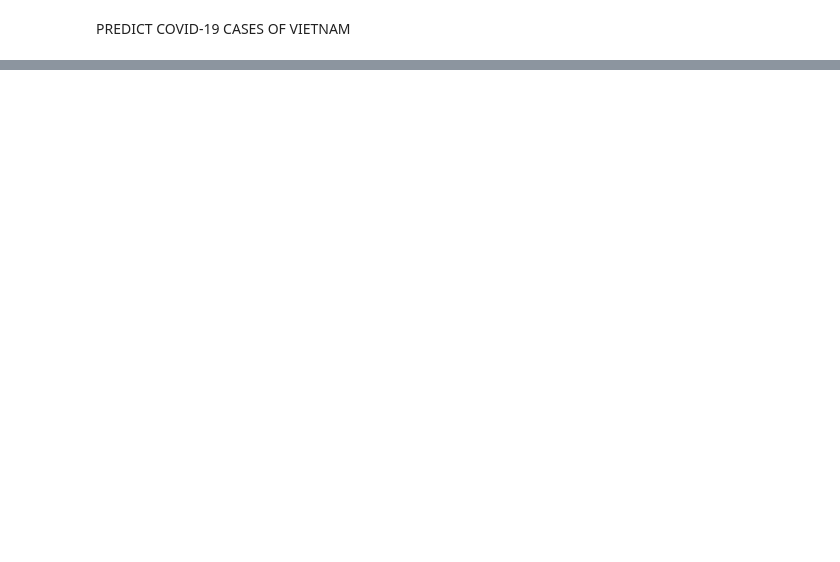
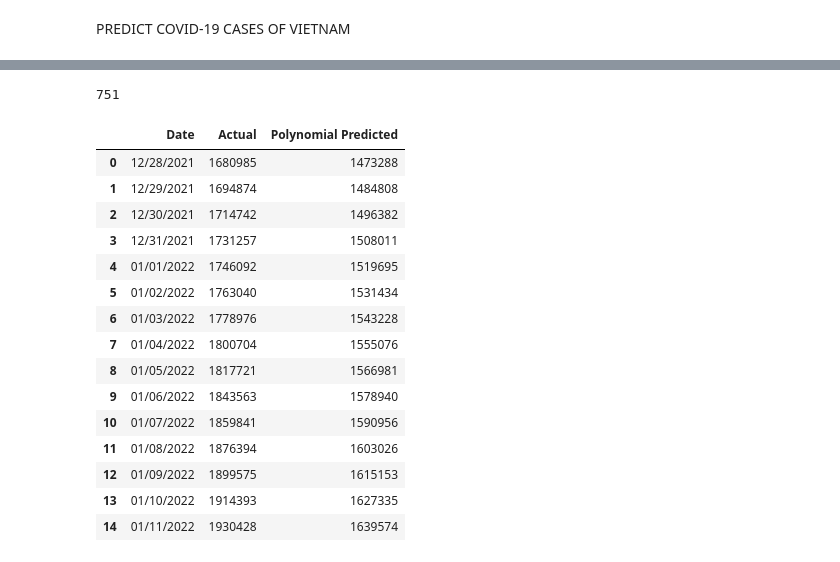
Before and after one commit to tanduy2407/Covid-19, a Jupyter notebook: chart_detail.ipynb, the cells around one changed output, grey strips where cells are left out. Drawn from its saved outputs; the diff is of its cells as text; code cells hidden in the pictures; blank space fills up the shorter version.

```diff
--- a/chart_detail.ipynb
+++ b/chart_detail.ipynb
@@ -1340,0 +1387,27 @@ linear_df.style.background_gradient(cmap='summer_r')
+# %%
+len(future_forcast_dates)
+# %% [output]
+751
+# %%
+# compare predictions using polynomial regression with actual of Vietnam
+linear_pred = linear_pred.reshape(1,-1)[0]
+linear_df = pd.DataFrame({'Date': future_forcast_dates[-45:-days_in_future], 'Actual': total_cases_vietnam[-15:],'Polynomial Predicted': np.round(linear_pred[-45:-days_in_future])})
+linear_df['Polynomial Predicted'] = linear_df['Polynomial Predicted'].apply(lambda x: int(x))
+linear_df.style.background_gradient(cmap='summer_r')
+# %% [output]
+|  | Date | Actual | Polynomial Predicted |
+| 0 | 12/28/2021 | 1680985 | 1473288 |
+| 1 | 12/29/2021 | 1694874 | 1484808 |
+| 2 | 12/30/2021 | 1714742 | 1496382 |
+| 3 | 12/31/2021 | 1731257 | 1508011 |
+| 4 | 01/01/2022 | 1746092 | 1519695 |
+| 5 | 01/02/2022 | 1763040 | 1531434 |
+| 6 | 01/03/2022 | 1778976 | 1543228 |
+| 7 | 01/04/2022 | 1800704 | 1555076 |
+| 8 | 01/05/2022 | 1817721 | 1566981 |
+| 9 | 01/06/2022 | 1843563 | 1578940 |
+| 10 | 01/07/2022 | 1859841 | 1590956 |
+| 11 | 01/08/2022 | 1876394 | 1603026 |
+| 12 | 01/09/2022 | 1899575 | 1615153 |
+| 13 | 01/10/2022 | 1914393 | 1627335 |
+| 14 | 01/11/2022 | 1930428 | 1639574 |
```
Also changed, not shown: parts of 12 cells of this notebook, 1 other file.
